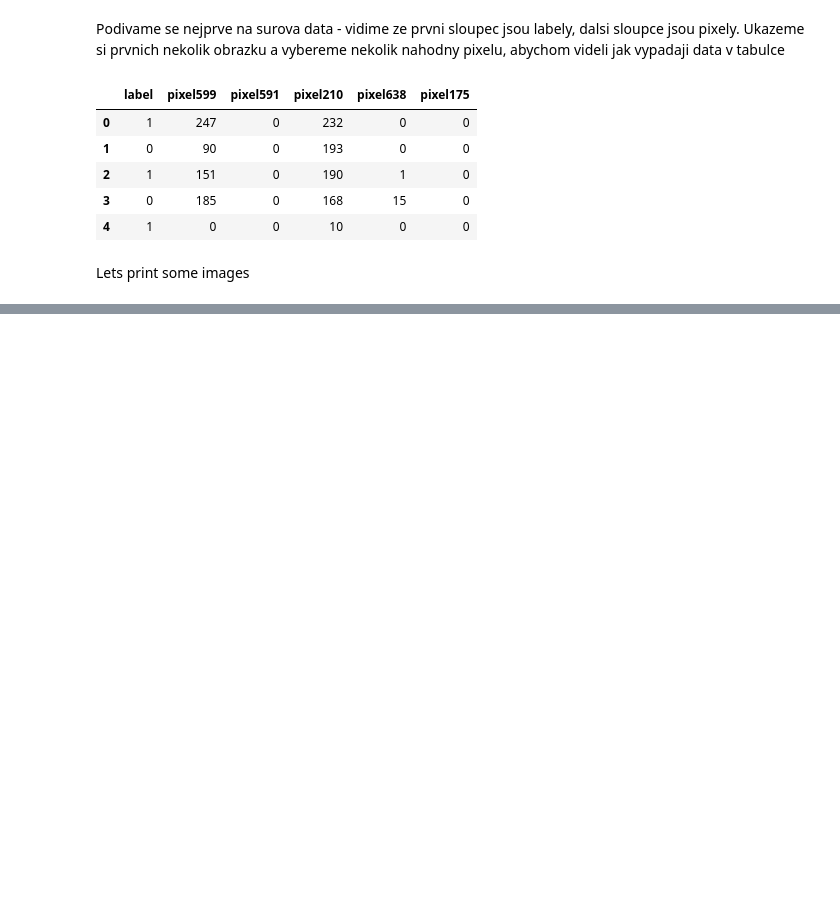
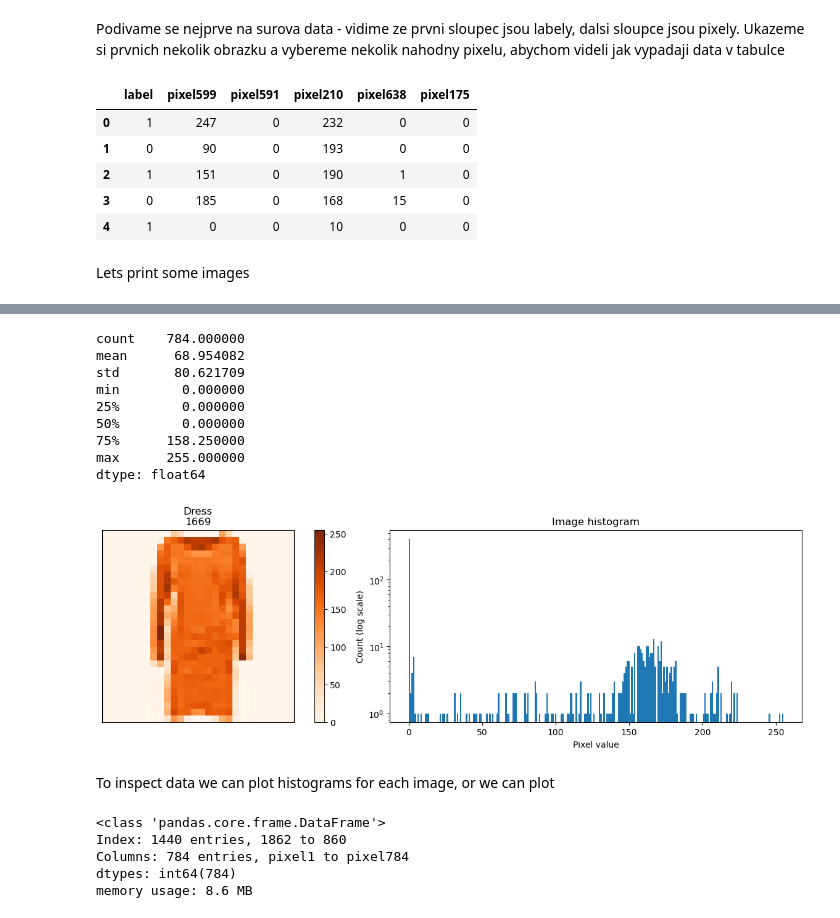
Before and after one commit to nickobard/Machine-Learning-II, a Jupyter notebook: 01/homework_01_B232.ipynb, the cells around one changed output, grey strips where cells are left out. Drawn from its saved outputs; the diff is of its cells as text; code cells hidden in the pictures; blank space fills up the shorter version.

```diff
--- a/01/homework_01_B232.ipynb
+++ b/01/homework_01_B232.ipynb
@@ -91,0 +85,14 @@ df_labels, df_images = split_data(df_data)
+# %%
+def split_data(data):
+    print(f'Data shape: {data.shape}')
+    labels = data['label']
+    images = data.drop('label', axis=1)
+    X_train, X_rest, y_train, y_rest = train_test_split(images, labels, test_size=0.4, random_state=random_seed)
+    X_test, X_val, y_test, y_val = train_test_split(X_rest, y_rest, test_size=0.6, random_state=random_seed)
+    print(f"Train shape: {X_train.shape}")
+    print(f"Validation shape: {X_val.shape}")
+    print(f"Test shape: {X_test.shape}")
+    return X_train, X_val, X_test, y_train, y_val, y_test
+
+
+X_train, X_val, X_test, y_train, y_val, y_test = split_data(df_data)
@@ -129,0 +134,51 @@ print_image(df_images.iloc[1223], df_labels.iloc[1233])
+# %%
+def inspect_image(images, labels, loc=None):
+    if loc is not None:
+        image_df = images.loc[loc]
+        label = labels.loc[loc]
+    else:
+        image_df = images.sample(1, random_state=random_seed)
+        label = labels[image_df.index].item()
+
+    index = image_df.index[0]
+
+    image_arr = image_df.to_numpy()
+    display(pd.Series(image_arr[0]).describe())
+
+    image = image_arr.reshape((28, 28))
+
+    fig, (ax1, ax2) = plt.subplots(nrows=1, ncols=2, figsize=(15, 4), constrained_layout=True)
+    pos = ax1.imshow(image, cmap="Oranges", interpolation="nearest")
+    ax1.set_xticks([])
+    ax1.set_yticks([])
+    ax1.set_title(f"{'Trousers' if label == 0 else 'Dress'}\n{index}")
+    fig.colorbar(mappable=pos)
+
+    ax2.hist(image_arr[0], bins=256)
+    ax2.set_yscale('log')
+    ax2.set_title("Image histogram")
+    ax2.set_ylabel("Count (log scale)")
+    ax2.set_xlabel("Pixel value")
+# %%
+inspect_image(X_train, y_train)
+# %% [output]
+count    784.000000
+mean      68.954082
+std       80.621709
+min        0.000000
+25%        0.000000
+50%        0.000000
+75%      158.250000
+max      255.000000
+dtype: float64
+[figure, added]
+# %% [markdown]
+To inspect data we can plot histograms for each image, or we can plot
+# %%
+X_train.info()
+# %% [output]
+<class 'pandas.core.frame.DataFrame'>
+Index: 1440 entries, 1862 to 860
+Columns: 784 entries, pixel1 to pixel784
+dtypes: int64(784)
+memory usage: 8.6 MB
```
Also changed, not shown: parts of 8 cells of this notebook.
